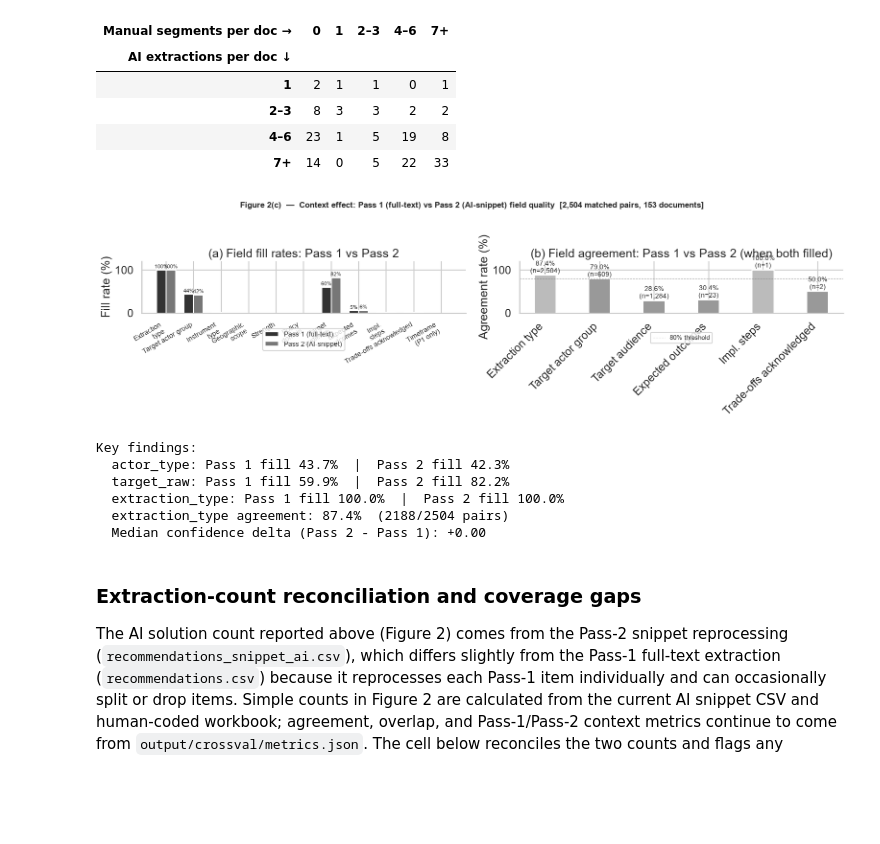
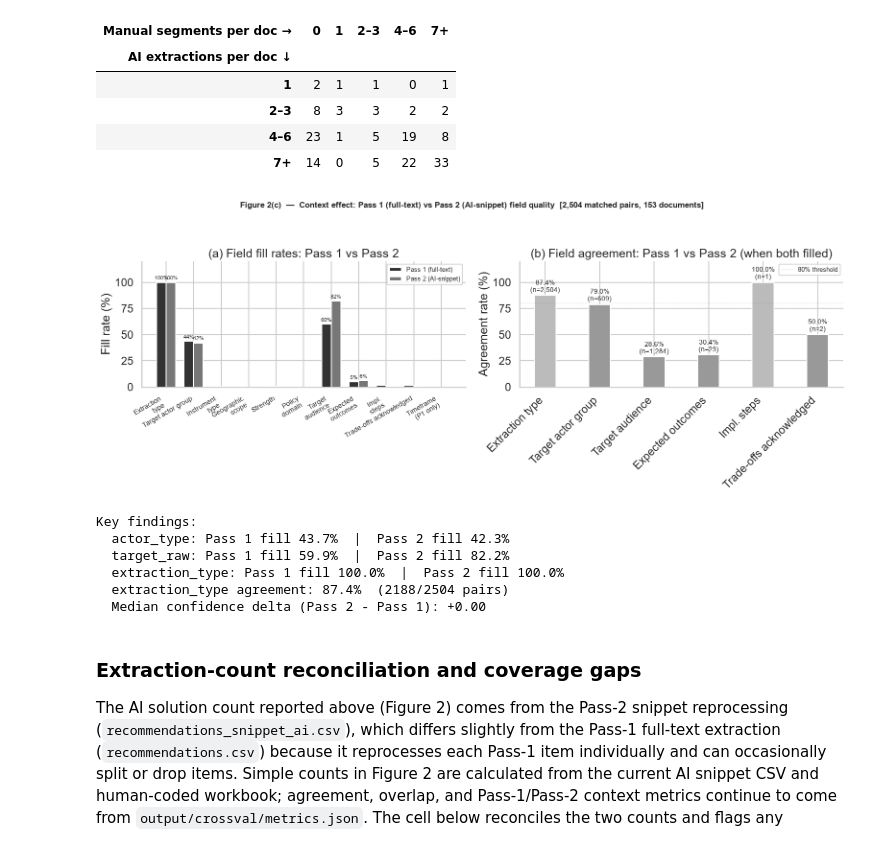
Before and after one commit to doschul/PolicyBriefAnalysis, a Jupyter notebook: policy_brief_analysis_integrated.ipynb, the cells around one changed output. Drawn from its saved outputs; the diff is of its cells as text; code cells hidden in the pictures; blank space fills up the shorter version.

Commit message:
Move Figure 2c legends and ignore Figure 4b
Co-authored-by: Copilot <223556219+Copilot@users.noreply.github.com>

```diff
--- a/policy_brief_analysis_integrated.ipynb
+++ b/policy_brief_analysis_integrated.ipynb
@@ -458,7 +458,7 @@ axes[0].set_xticks(x)
 axes[0].set_xticklabels([FIELD_LABELS[f] for f in fields], rotation=30, ha='right', fontsize=10)
 axes[0].set_ylabel('Fill rate (%)')
 axes[0].set_ylim(0, 120)
-axes[0].legend(fontsize=10, loc='upper center', bbox_to_anchor=(0.5, -0.24))
+axes[0].legend(fontsize=9, loc='upper right')
 axes[0].set_title('(a) Field fill rates: Pass 1 vs Pass 2')
 
 # (b) Agreement rates (only fields with sufficient pairs)
@@ -476,36 +476,36 @@ for tick_label in axes[1].get_xticklabels():
 for bar, r, n in zip(agr_bars, agr_rates, agr_totals):
     axes[1].text(bar.get_x() + bar.get_width() / 2, bar.get_height() + 1.5,
                  f'{r:.1f}%\n(n={n:,})', ha='center', va='bottom', fontsize=10)
 axes[1].axhline(80, color='gray', linestyle='--', linewidth=0.8, alpha=0.5, label='80% threshold')
 axes[1].set_ylim(0, 120)
 axes[1].set_ylabel('Agreement rate (%)')
 axes[1].set_title('(b) Field agreement: Pass 1 vs Pass 2 (when both filled)')
-axes[1].legend(fontsize=9, loc='upper center', bbox_to_anchor=(0.5, -0.32))
+axes[1].legend(fontsize=9, loc='upper right')
 
 fig.suptitle(
     f'Figure 2(c)  \u2014  Context effect: Pass 1 (full-text) vs Pass 2 (AI-snippet) field quality'
     f'  [{cc.get("matched_pairs", "n/a"):,} matched pairs, {cc.get("documents", "n/a")} documents]',
     fontsize=12, fontweight='bold',
 )
-plt.tight_layout(rect=(0, 0.3, 1, 0.94))
+plt.tight_layout(rect=(0, 0.08, 1, 0.94))
 save_standalone(fig, 'fig2c_context_effect')
 plt.show()
 
 print("Key findings:")
 for f, lbl in [('actor_type', 'actor_type'), ('target_raw', 'target_raw'), ('extraction_type', 'extraction_type')]:
     fr = fill.get(f, {})
     p1v = fr.get('pass1')
     p2v = fr.get('pass2')
     p1s = f'{p1v:.1%}' if p1v is not None else 'n/a'
     p2s = f'{p2v:.1%}' if p2v is not None else 'n/a'
     print(f'  {lbl}: Pass 1 fill {p1s}  |  Pass 2 fill {p2s}')
 if agr.get('extraction_type', {}).get('rate') is not None:
     a = agr['extraction_type']
     print(f"  extraction_type agreement: {a['rate']:.1%}  ({a['agreed']}/{a['total']} pairs)")
 if cc.get('confidence_delta_median') is not None:
     print(f"  Median confidence delta (Pass 2 - Pass 1): {cc['confidence_delta_median']:+.2f}")
 # %% [output]
-[figure, old version]
+[figure, new version]
 Key findings:
   actor_type: Pass 1 fill 43.7%  |  Pass 2 fill 42.3%
   target_raw: Pass 1 fill 59.9%  |  Pass 2 fill 82.2%
```
Also changed, not shown: 3 other files.
